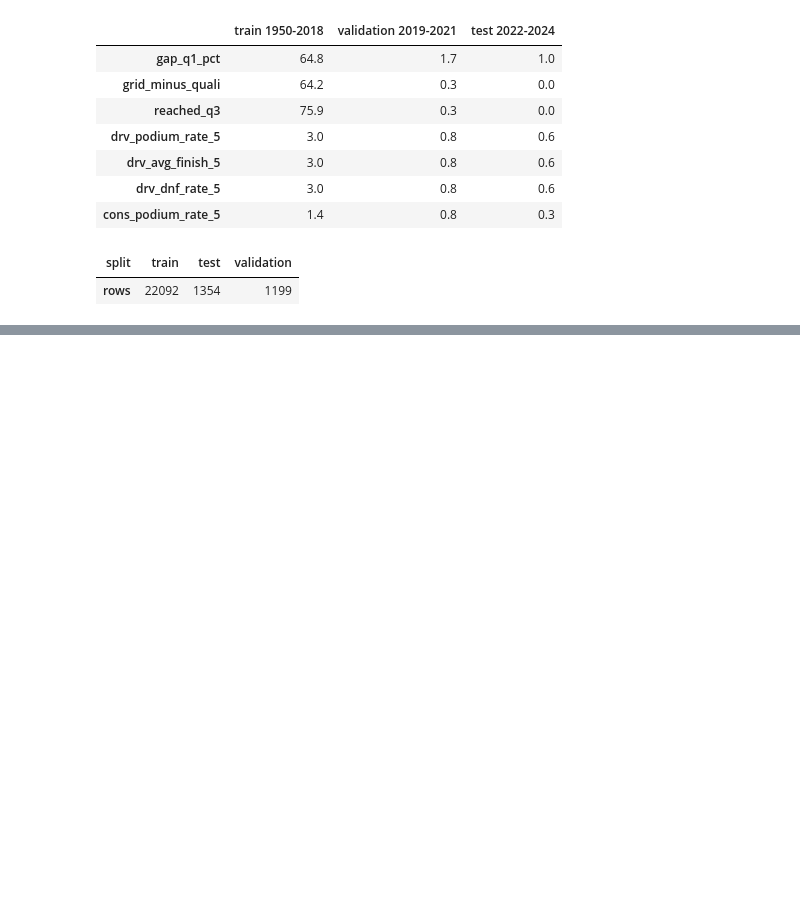
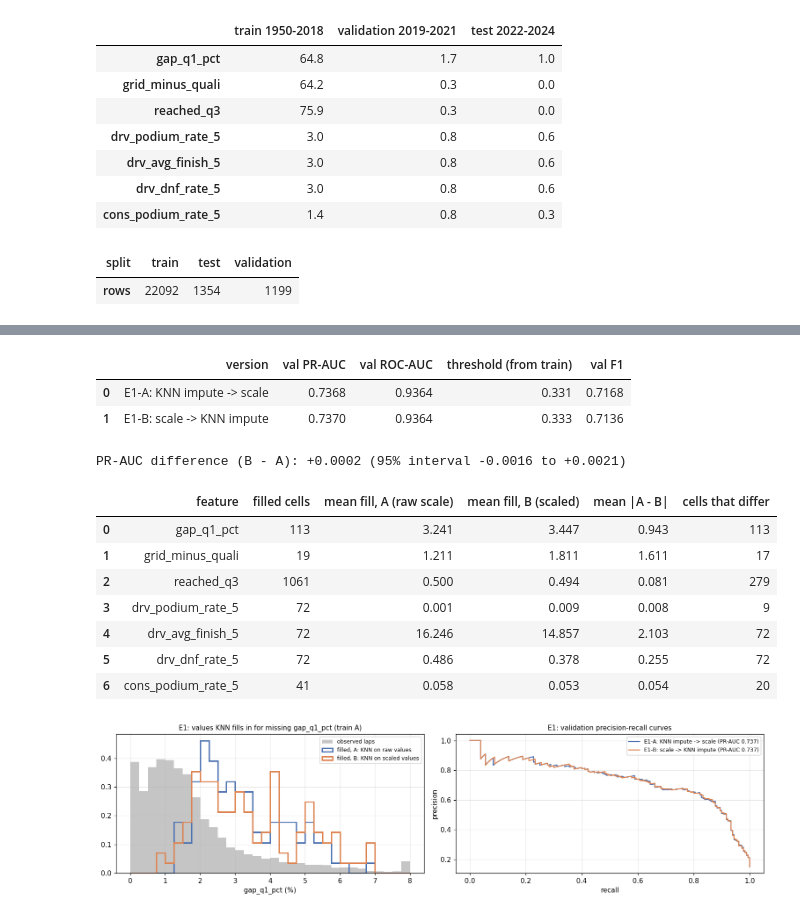
Before and after one commit to Farah-Essam/ACL-2, a Jupyter notebook: f1_podium_prediction.ipynb, the cells around one changed output, grey strips where cells are left out. Saved outputs shown, nothing was run; the diff lists cells and outputs as text; code cells hidden in the pictures; blank space fills up the shorter version.

```diff
--- a/f1_podium_prediction.ipynb
+++ b/f1_podium_prediction.ipynb
@@ -3925,0 +4370,57 @@ Missing values per feature (%), only features with gaps; 'train' here is all tra
+# %%
+scale_step = lambda: ColumnTransformer([("continuous", StandardScaler(), CONTINUOUS_FEATURES)], remainder="passthrough",
+                                       verbose_feature_names_out=False)
+E1_A = Pipeline([("indicators_cap", F1Imputer(fill=False)), ("knn", KNNImputer(n_neighbors=5)), ("scale", scale_step())]).set_output(transform="pandas")
+E1_B = Pipeline([("indicators_cap", F1Imputer(fill=False)), ("scale", scale_step()), ("knn", KNNImputer(n_neighbors=5))]).set_output(transform="pandas")
+rA, E1_A = evaluate_preprocessing("E1-A: KNN impute -> scale", E1_A)
+rB, E1_B = evaluate_preprocessing("E1-B: scale -> KNN impute", E1_B)
+display(pd.DataFrame([rA, rB]))
+print("PR-AUC difference (B - A):", pr_auc_difference("E1-A: KNN impute -> scale", "E1-B: scale -> KNN impute"))
+
+# How different are the FILLED values? Compare both in original units (train A rows that had a gap).
+raw = TRAIN_A_ROWS[FINAL_FEATURES]
+filled_A = E1_A[:-1].transform(raw)                                        # before scaling = original units
+sc_B = E1_B.named_steps["scale"].named_transformers_["continuous"]
+filled_B = E1_B.transform(raw)
+filled_B[CONTINUOUS_FEATURES] = sc_B.inverse_transform(filled_B[CONTINUOUS_FEATURES])
+rows_e1 = []
+for c in ["gap_q1_pct", "grid_minus_quali", "reached_q3"] + DRV_FORM + [CONS_FORM]:
+    m = raw[c].isna().to_numpy()
+    a, b = filled_A.loc[m, c].to_numpy(), filled_B.loc[m, c].to_numpy()
+    rows_e1.append({"feature": c, "filled cells": int(m.sum()), "mean fill, A (raw scale)": round(a.mean(), 3),
+                    "mean fill, B (scaled)": round(b.mean(), 3), "mean |A - B|": round(np.abs(a - b).mean(), 3),
+                    "cells that differ": int((~np.isclose(a, b)).sum())})
+display(pd.DataFrame(rows_e1))
+
+fig, axes = plt.subplots(1, 2, figsize=(14, 3.8))
+m = raw["gap_q1_pct"].isna().to_numpy()
+bins = np.linspace(0, 8, 33)
+axes[0].hist(raw["gap_q1_pct"].dropna().clip(upper=8), bins=bins, density=True, color="#8C8C8C", alpha=0.5, label="observed laps")
+axes[0].hist(filled_A.loc[m, "gap_q1_pct"], bins=bins, density=True, histtype="step", lw=2, color="#4C72B0", label="filled, A: KNN on raw values")
+axes[0].hist(filled_B.loc[m, "gap_q1_pct"], bins=bins, density=True, histtype="step", lw=2, color="#DD8452", label="filled, B: KNN on scaled values")
+axes[0].set_xlabel("gap_q1_pct (%)")
+axes[0].set_title("E1: values KNN fills in for missing gap_q1_pct (train A)", fontsize=10)
+axes[0].legend(fontsize=8)
+for name, color in [("E1-A: KNN impute -> scale", "#4C72B0"), ("E1-B: scale -> KNN impute", "#DD8452")]:
+    p, r, _ = precision_recall_curve(y_val, EXP_PREDS[name])
+    axes[1].plot(r, p, color=color, label=f"{name} (PR-AUC {average_precision_score(y_val, EXP_PREDS[name]):.3f})")
+axes[1].set_xlabel("recall")
+axes[1].set_ylabel("precision")
+axes[1].set_title("E1: validation precision-recall curves", fontsize=10)
+axes[1].legend(fontsize=8)
+plt.tight_layout()
+plt.show()
+# %% [output]
+|  | version | val PR-AUC | val ROC-AUC | threshold (from train) | val F1 |
+| 0 | E1-A: KNN impute -> scale | 0.7368 | 0.9364 | 0.331 | 0.7168 |
+| 1 | E1-B: scale -> KNN impute | 0.7370 | 0.9364 | 0.333 | 0.7136 |
+PR-AUC difference (B - A): +0.0002 (95% interval -0.0016 to +0.0021)
+|  | feature | filled cells | mean fill, A (raw scale) | mean fill, B (scaled) | mean |A - B| | cells that differ |
+| 0 | gap_q1_pct | 113 | 3.241 | 3.447 | 0.943 | 113 |
+| 1 | grid_minus_quali | 19 | 1.211 | 1.811 | 1.611 | 17 |
+| 2 | reached_q3 | 1061 | 0.500 | 0.494 | 0.081 | 279 |
+| 3 | drv_podium_rate_5 | 72 | 0.001 | 0.009 | 0.008 | 9 |
+| 4 | drv_avg_finish_5 | 72 | 16.246 | 14.857 | 2.103 | 72 |
+| 5 | drv_dnf_rate_5 | 72 | 0.486 | 0.378 | 0.255 | 72 |
+| 6 | cons_podium_rate_5 | 41 | 0.058 | 0.053 | 0.054 | 20 |
+[figure, added]
```
Also changed, not shown: parts of 80 cells of this notebook, 3 other files.
